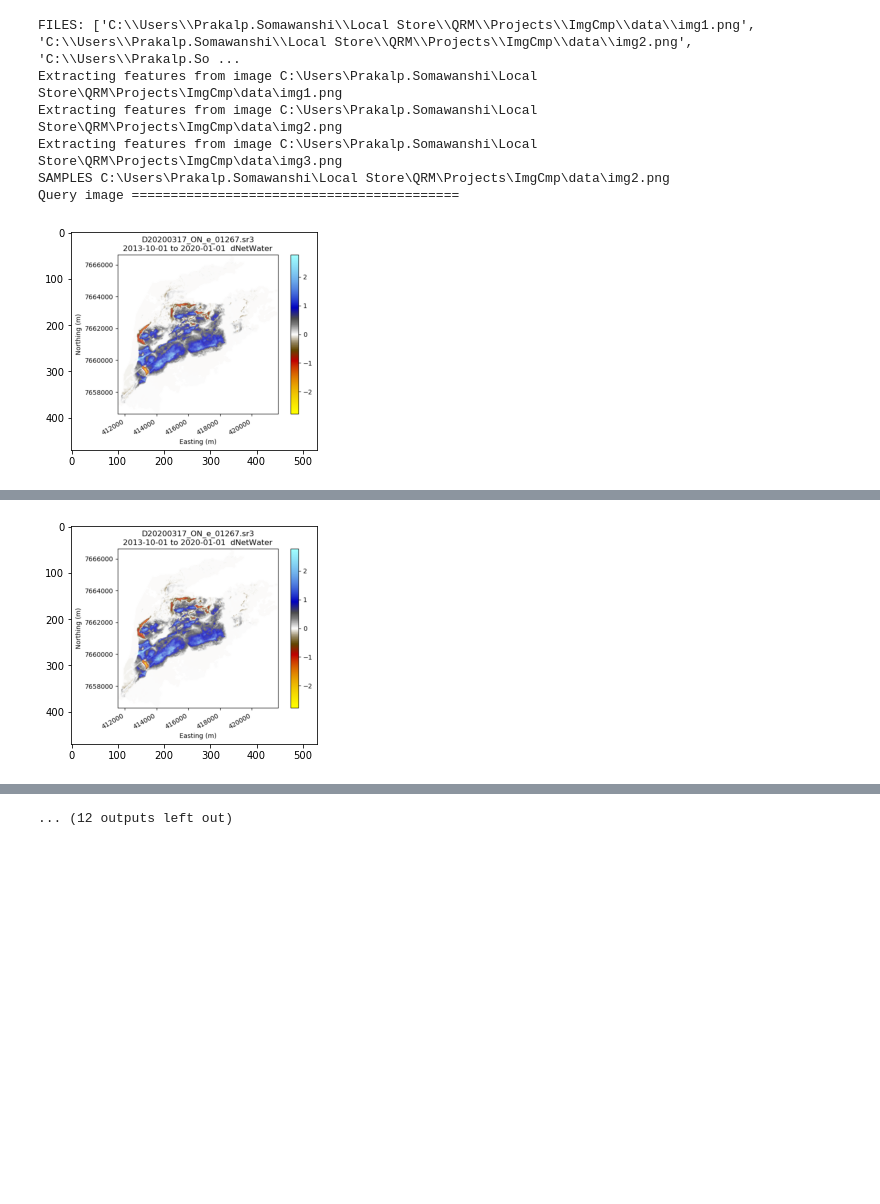
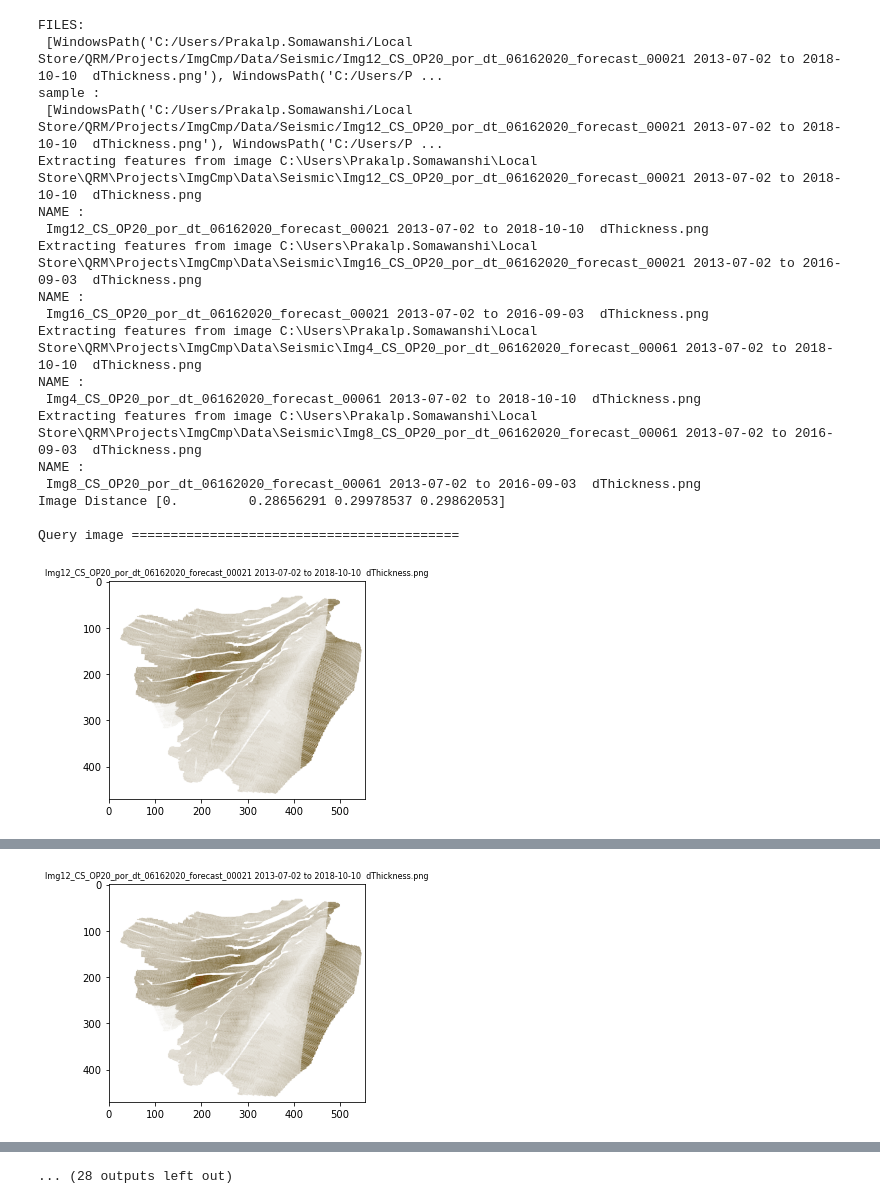
Before and after one commit to prakalps/ImageCompare, a Jupyter notebook: opencv_image_search.ipynb, the cells around one changed output, grey strips where cells are left out. Saved outputs shown, nothing was run; the diff lists cells and outputs as text; code cells hidden in the pictures; blank space fills up the shorter version.

```diff
--- a/opencv_image_search.ipynb
+++ b/opencv_image_search.ipynb
@@ -44,12 +45,16 @@ def extract_features(image_path, vector_size=32):
 
 
 def batch_extractor(images_path, pickled_db_path="features.pck"):
-    files = [os.path.join(images_path, p) for p in sorted(os.listdir(images_path))]
+    files = [f for f in Path(images_path).glob('*dThickness.png')]
+#     files = [os.path.join(images_path, p) for p in sorted(os.listdir(images_path))]
 
     result = {}
     for f in files:
         print ('Extracting features from image %s' % f)
-        name = f.split('/')[-1].lower()
+#         f=str(f)
+#         name = f.split('/')[-1].lower()
+        name = os.path.basename(f)
+        print("NAME :\n", name)
         result[name] = extract_features(f)
 
     # saving all our feature vectors in pickled file
@@ -84,43 +89,65 @@ class Matcher(object):
 
         return nearest_img_paths, img_distances[nearest_ids].tolist()
 # %%
-def show_img(path):
+def show_img(path, name):
     img = imageio.imread(path)
-#     , mode="RGB")
     plt.imshow(img)
+    plt.title(name, fontsize=8)
+#     plt.xlabel(name, fontsize=8)
     plt.show()
 
 def run():
-    images_path = r'C:\Users\Prakalp.Somawanshi\Local Store\QRM\Projects\ImgCmp\data'
-    files = [os.path.join(images_path, p) for p in sorted(os.listdir(images_path))]
-    print("FILES:",files)
+    images_path = r'C:\Users\Prakalp.Somawanshi\Local Store\QRM\Projects\ImgCmp\Data\Seismic'
+    # Reading input
+    files = [f for f in Path(images_path).glob('*dThickness.png')]
+#     files = [os.path.join(images_path, p) for p in sorted(os.listdir(images_path))]
+    print("FILES: \n",files)
     # getting 3 random images
-    sample = random.sample(files, 3)
+#     sample = random.sample(files, 4)
+    sample = files
 
+    print("sample :\n",sample)
     batch_extractor(images_path)
 
     ma = Matcher('features.pck')
 
-    for s in sample:
-        print("SAMPLES", s)
-        print('Query image ==========================================')
-        show_img(s)
-        names, match = ma.match(s, topn=3)
-        print("NAMES",names)
-        print ('Result images ========================================')
-        for i in range(3):
-            print(i)
+    for s in files:
+#         print("\ns:\n",s)
+        names, match = ma.match(s, topn=4)
+#         s=str(s)
+        name = os.path.basename(s)
+#         name = s.split("/")[-1].lower()
+#         print("\nSAMPLES :\n", name)
+        print('\nQuery image ==========================================\n')
+        show_img(s, name)
+
+#         print("\n NAMES",names)
+        print ('\nResult images ========================================\n')
+        for i in range(4):
             # we got cosine distance, less cosine distance between vectors
             # more they similar, thus we subtruct it from 1 to get match value
-            print('Match %s' % (1-match[i]))
-            show_img(os.path.join(images_path, names[i]))
+            print('\nMatch %s' % (1-match[i]))
+            show_img(os.path.join(images_path, names[i]), names[i])
 
 run()
 # %% [output]
-FILES: ['C:\\Users\\Prakalp.Somawanshi\\Local Store\\QRM\\Projects\\ImgCmp\\data\\img1.png', 'C:\\Users\\Prakalp.Somawanshi\\Local Store\\QRM\\Projects\\ImgCmp\\data\\img2.png', 'C:\\Users\\Prakalp.So ...
-Extracting features from image C:\Users\Prakalp.Somawanshi\Local Store\QRM\Projects\ImgCmp\data\img1.png
-Extracting features from image C:\Users\Prakalp.Somawanshi\Local Store\QRM\Projects\ImgCmp\data\img2.png
-Extracting features from image C:\Users\Prakalp.Somawanshi\Local Store\QRM\Projects\ImgCmp\data\img3.png
-SAMPLES C:\Users\Prakalp.Somawanshi\Local Store\QRM\Projects\ImgCmp\data\img2.png
+FILES:
+ [WindowsPath('C:/Users/Prakalp.Somawanshi/Local Store/QRM/Projects/ImgCmp/Data/Seismic/Img12_CS_OP20_por_dt_06162020_forecast_00021 2013-07-02 to 2018-10-10  dThickness.png'), WindowsPath('C:/Users/P ...
+sample :
+ [WindowsPath('C:/Users/Prakalp.Somawanshi/Local Store/QRM/Projects/ImgCmp/Data/Seismic/Img12_CS_OP20_por_dt_06162020_forecast_00021 2013-07-02 to 2018-10-10  dThickness.png'), WindowsPath('C:/Users/P ...
+Extracting features from image C:\Users\Prakalp.Somawanshi\Local Store\QRM\Projects\ImgCmp\Data\Seismic\Img12_CS_OP20_por_dt_06162020_forecast_00021 2013-07-02 to 2018-10-10  dThickness.png
+NAME :
+ Img12_CS_OP20_por_dt_06162020_forecast_00021 2013-07-02 to 2018-10-10  dThickness.png
+Extracting features from image C:\Users\Prakalp.Somawanshi\Local Store\QRM\Projects\ImgCmp\Data\Seismic\Img16_CS_OP20_por_dt_06162020_forecast_00021 2013-07-02 to 2016-09-03  dThickness.png
+NAME :
+ Img16_CS_OP20_por_dt_06162020_forecast_00021 2013-07-02 to 2016-09-03  dThickness.png
+Extracting features from image C:\Users\Prakalp.Somawanshi\Local Store\QRM\Projects\ImgCmp\Data\Seismic\Img4_CS_OP20_por_dt_06162020_forecast_00061 2013-07-02 to 2018-10-10  dThickness.png
+NAME :
+ Img4_CS_OP20_por_dt_06162020_forecast_00061 2013-07-02 to 2018-10-10  dThickness.png
+Extracting features from image C:\Users\Prakalp.Somawanshi\Local Store\QRM\Projects\ImgCmp\Data\Seismic\Img8_CS_OP20_por_dt_06162020_forecast_00061 2013-07-02 to 2016-09-03  dThickness.png
+NAME :
+ Img8_CS_OP20_por_dt_06162020_forecast_00061 2013-07-02 to 2016-09-03  dThickness.png
+Image Distance [0.         0.28656291 0.29978537 0.29862053]
+
 Query image ==========================================
-[figure, old version]
+[figure, new version]
@@ -131,2 +157,2 @@ Result images ========================================
 Match 1.0
-[figure, old version]
+[figure, new version]
@@ -148 +169 @@ Match 1.0
-... (12 outputs left out)
+... (28 outputs left out)
```
Also changed, not shown: parts of 3 cells of this notebook, 2 other files.
